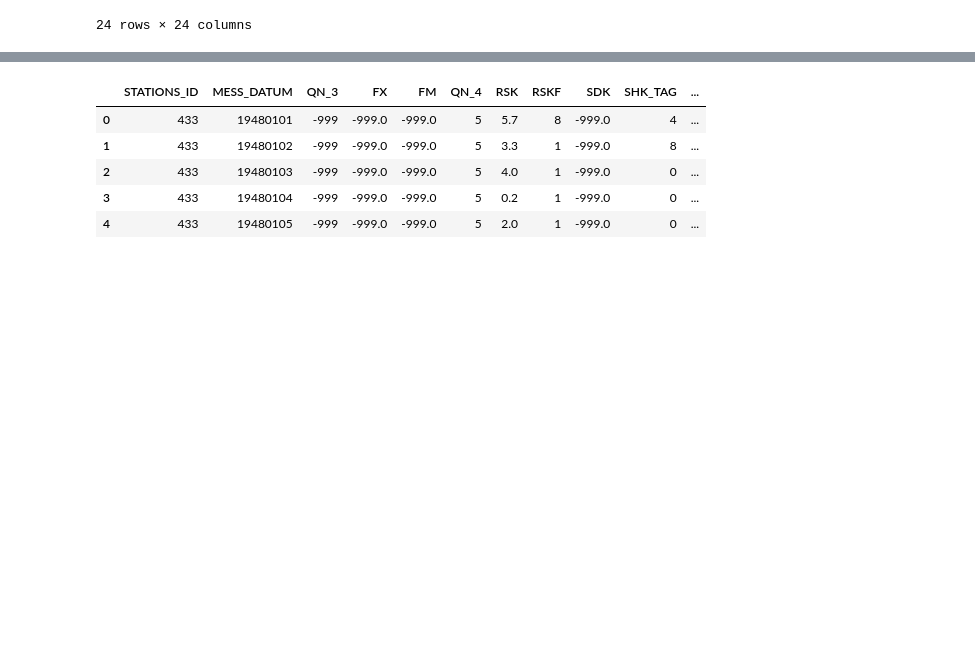
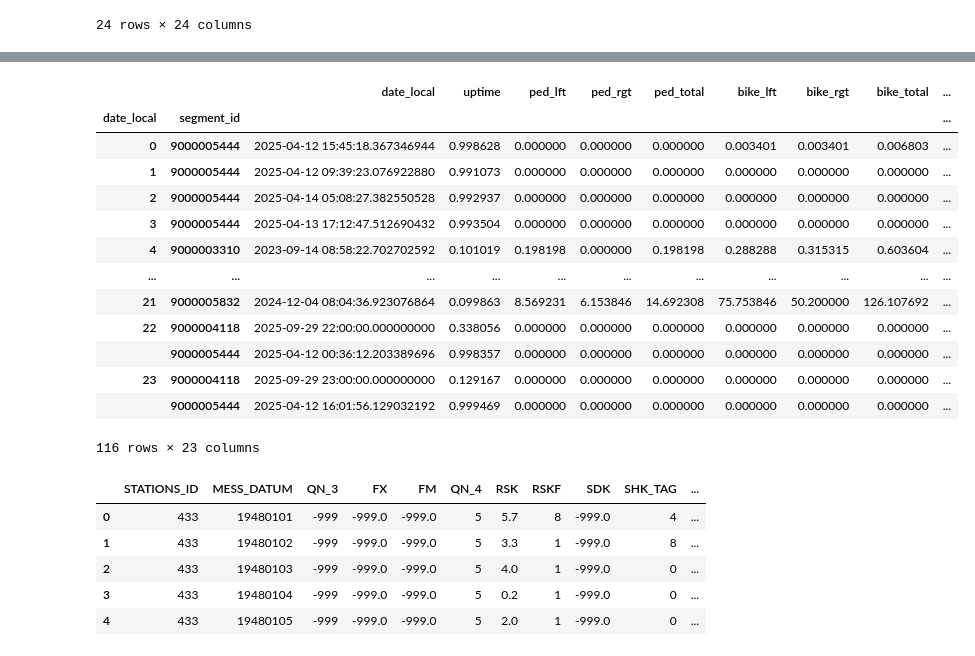
Before and after one commit to mjrm123mi/Data-Science-Pedestrian-Project, a Jupyter notebook: src/Explorative_Datenanalyse_Fußgaengerinnen.ipynb, the cells around one changed output, grey strips where cells are left out. Saved outputs shown, nothing was run; the diff lists cells and outputs as text; code cells hidden in the pictures; blank space fills up the shorter version.

```diff
--- a/src/Explorative_Datenanalyse_Fußgaengerinnen.ipynb
+++ b/src/Explorative_Datenanalyse_Fußgaengerinnen.ipynb
@@ -166,3 +167,6 @@ stuendlichemittelwerte #alle mittelwerte
 #Wie viel Leute zwischen 13 und 15 uhr erwarte ich im gesamten Umkreis im Durchschnitt aller Station?
 #von 13-14 Uhr ist der Durchnitt für pedtotal= 20.134553 + 24.612427 = 44.74698.
 #Das Modell berücksichtigt keine Unterschiede zwischen den Tagen, also dass z.b. am Mo unterschiedlich viele Leute unterwegs sind als am So.
+# %%
+#Zweites Baseline Modell: Mittelwert pro Stunde und pro Station
+station_stuendlichemittelwerte = dftotal.groupby([dftotal["date_local"].dt.hour, "segment_id"]).mean() #hiermit gruppiere ich nach stunden und station und berechne den mittelwert
@@ -168,0 +184,17 @@ stuendlichemittelwerte #alle mittelwerte
+# %%
+station_stuendlichemittelwerte
+# %% [output]
+|  |  | date_local | uptime | ped_lft | ped_rgt | ped_total | bike_lft | bike_rgt | bike_total | ... |
+| date_local | segment_id |  |  |  |  |  |  |  |  | ... |
+| 0 | 9000005444 | 2025-04-12 15:45:18.367346944 | 0.998628 | 0.000000 | 0.000000 | 0.000000 | 0.003401 | 0.003401 | 0.006803 | ... |
+| 1 | 9000005444 | 2025-04-12 09:39:23.076922880 | 0.991073 | 0.000000 | 0.000000 | 0.000000 | 0.000000 | 0.000000 | 0.000000 | ... |
+| 2 | 9000005444 | 2025-04-14 05:08:27.382550528 | 0.992937 | 0.000000 | 0.000000 | 0.000000 | 0.000000 | 0.000000 | 0.000000 | ... |
+| 3 | 9000005444 | 2025-04-13 17:12:47.512690432 | 0.993504 | 0.000000 | 0.000000 | 0.000000 | 0.000000 | 0.000000 | 0.000000 | ... |
+| 4 | 9000003310 | 2023-09-14 08:58:22.702702592 | 0.101019 | 0.198198 | 0.000000 | 0.198198 | 0.288288 | 0.315315 | 0.603604 | ... |
+| ... | ... | ... | ... | ... | ... | ... | ... | ... | ... | ... |
+| 21 | 9000005832 | 2024-12-04 08:04:36.923076864 | 0.099863 | 8.569231 | 6.153846 | 14.692308 | 75.753846 | 50.200000 | 126.107692 | ... |
+| 22 | 9000004118 | 2025-09-29 22:00:00.000000000 | 0.338056 | 0.000000 | 0.000000 | 0.000000 | 0.000000 | 0.000000 | 0.000000 | ... |
+|  | 9000005444 | 2025-04-12 00:36:12.203389696 | 0.998357 | 0.000000 | 0.000000 | 0.000000 | 0.000000 | 0.000000 | 0.000000 | ... |
+| 23 | 9000004118 | 2025-09-29 23:00:00.000000000 | 0.129167 | 0.000000 | 0.000000 | 0.000000 | 0.000000 | 0.000000 | 0.000000 | ... |
+|  | 9000005444 | 2025-04-12 16:01:56.129032192 | 0.999469 | 0.000000 | 0.000000 | 0.000000 | 0.000000 | 0.000000 | 0.000000 | ... |
+116 rows × 23 columns
```
Also changed, not shown: parts of 26 cells of this notebook, 1 other file.
